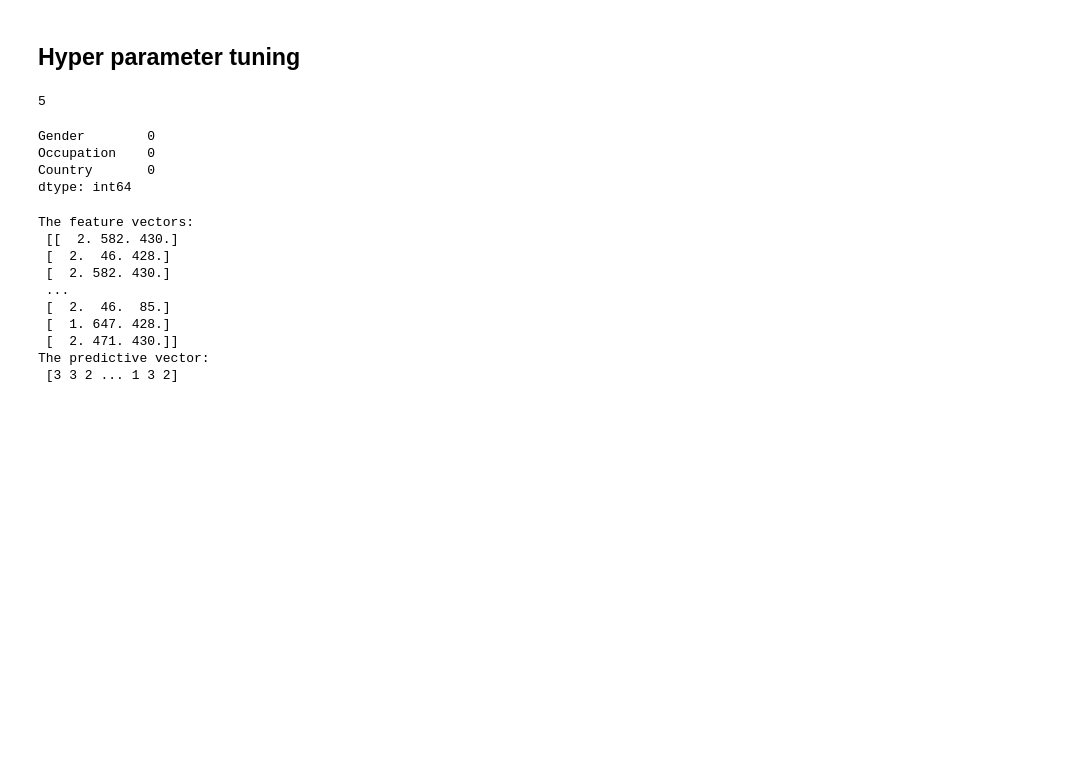
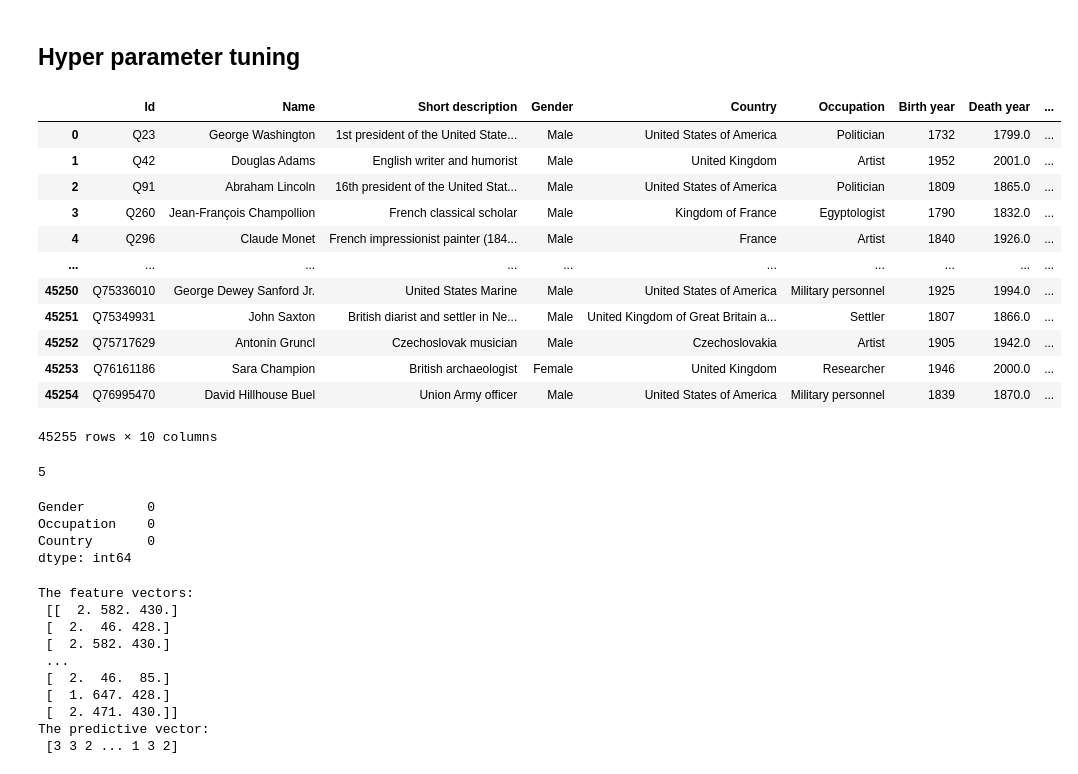
Before and after one commit to P3-CS760/How-will-you-die, a Jupyter notebook: Decision Tree (Manner of Death).ipynb, the cells around one changed output. Saved outputs shown, nothing was run; the diff lists cells and outputs as text; code cells hidden in the pictures; blank space fills up the shorter version.

```diff
--- a/Decision Tree (Manner of Death).ipynb
+++ b/Decision Tree (Manner of Death).ipynb
@@ -169,5 +157,21 @@ Name: Country, Length: 457, dtype: int64
 # %% [markdown]
 ## Hyper parameter tuning
+# %%
+file
+# %% [output]
+|  | Id | Name | Short description | Gender | Country | Occupation | Birth year | Death year | ... |
+| 0 | Q23 | George Washington | 1st president of the United State... | Male | United States of America | Politician | 1732 | 1799.0 | ... |
+| 1 | Q42 | Douglas Adams | English writer and humorist | Male | United Kingdom | Artist | 1952 | 2001.0 | ... |
+| 2 | Q91 | Abraham Lincoln | 16th president of the United Stat... | Male | United States of America | Politician | 1809 | 1865.0 | ... |
+| 3 | Q260 | Jean-François Champollion | French classical scholar | Male | Kingdom of France | Egyptologist | 1790 | 1832.0 | ... |
+| 4 | Q296 | Claude Monet | French impressionist painter (184... | Male | France | Artist | 1840 | 1926.0 | ... |
+| ... | ... | ... | ... | ... | ... | ... | ... | ... | ... |
+| 45250 | Q75336010 | George Dewey Sanford Jr. | United States Marine | Male | United States of America | Military personnel | 1925 | 1994.0 | ... |
+| 45251 | Q75349931 | John Saxton | British diarist and settler in Ne... | Male | United Kingdom of Great Britain a... | Settler | 1807 | 1866.0 | ... |
+| 45252 | Q75717629 | Antonín Gruncl | Czechoslovak musician | Male | Czechoslovakia | Artist | 1905 | 1942.0 | ... |
+| 45253 | Q76161186 | Sara Champion | British archaeologist | Female | United Kingdom | Researcher | 1946 | 2000.0 | ... |
+| 45254 | Q76995470 | David Hillhouse Buel | Union Army officer | Male | United States of America | Military personnel | 1839 | 1870.0 | ... |
+45255 rows × 10 columns
 # %%
 target = file['Manner of death'] #decreased the labels to 5
 data = file[['Gender','Occupation','Country']]
```
Also changed, not shown: parts of 11 cells of this notebook.
